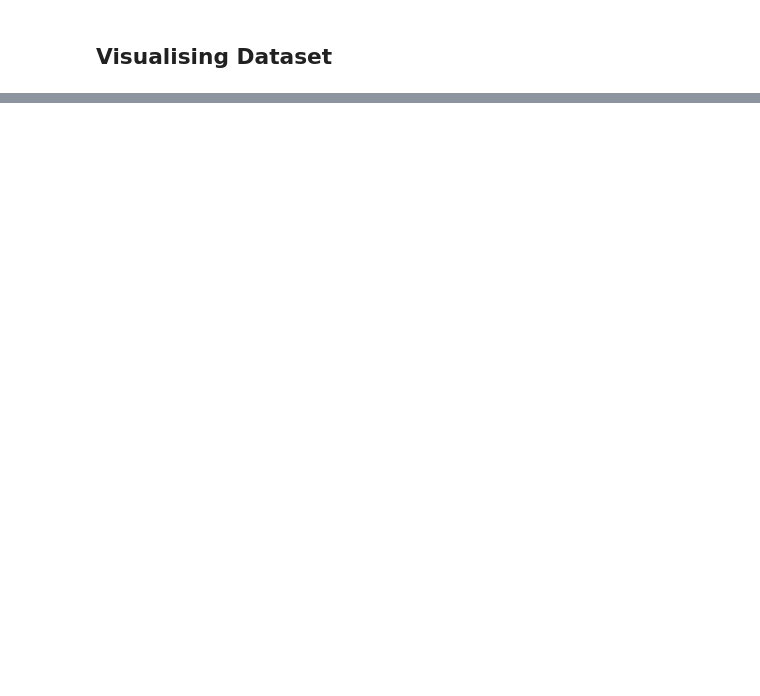
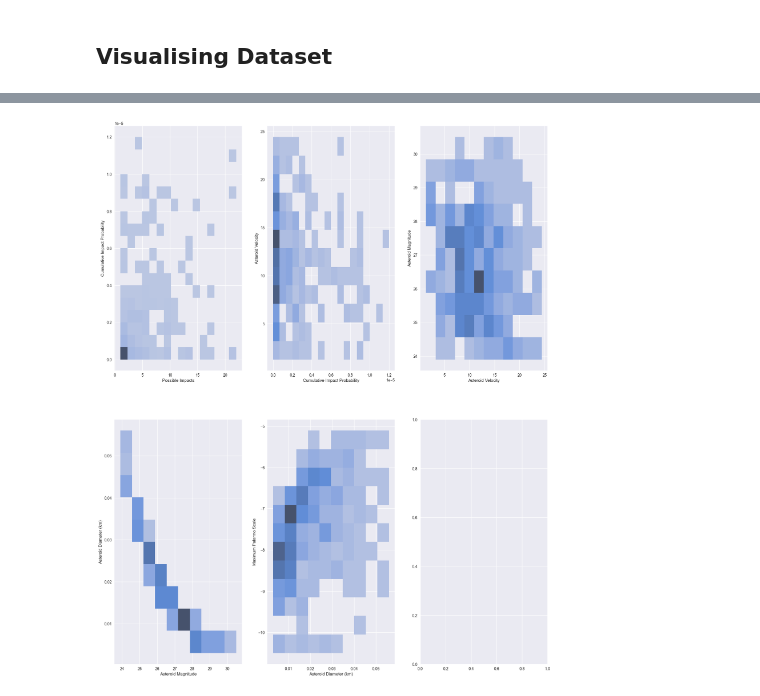
Before and after one commit to lytmercy/data_analysis_labs, a Jupyter notebook: lab_1_FI_21mn_Lytovchenko_Mykyta.ipynb, the cells around one changed output, grey strips where cells are left out. Cells and saved outputs as stored; diff of their text form; code cells hidden in the pictures; blank space fills up the shorter version.

```diff
--- a/lab_1_FI_21mn_Lytovchenko_Mykyta.ipynb
+++ b/lab_1_FI_21mn_Lytovchenko_Mykyta.ipynb
@@ -148,0 +224,5 @@ Index(['Period Start', 'Period End', 'Possible Impacts',
+# %%
+# Show histogram plot for our dataframe
+histogram_data(asteroid_impacts_df, asteroid_impacts_features)
+# %% [output]
+[figure, added]
```
Also changed, not shown: parts of 33 cells of this notebook.
